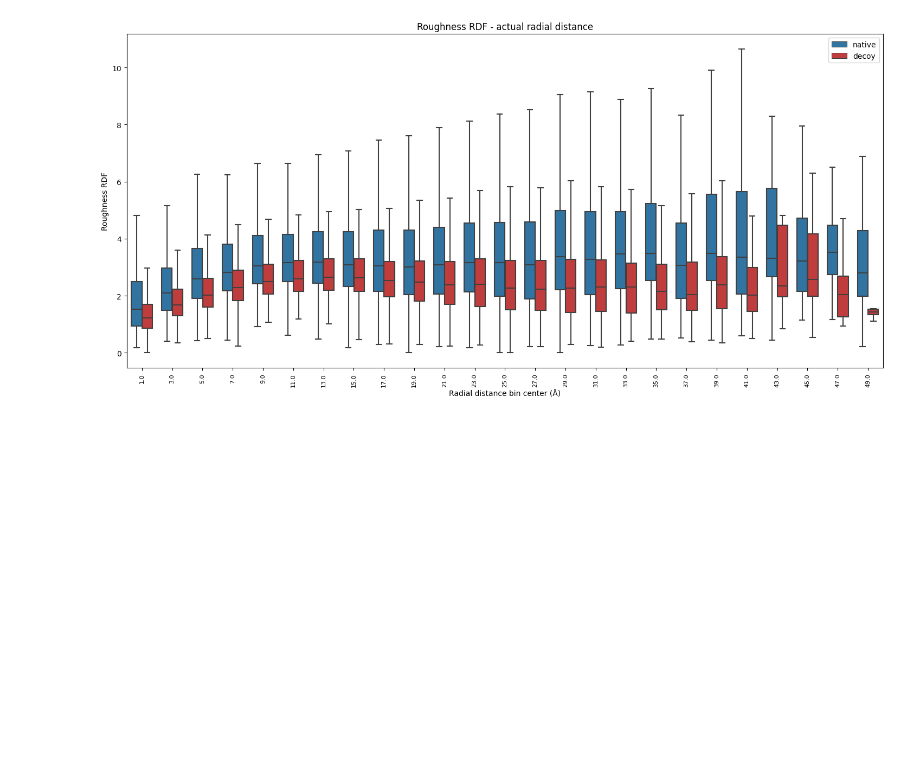
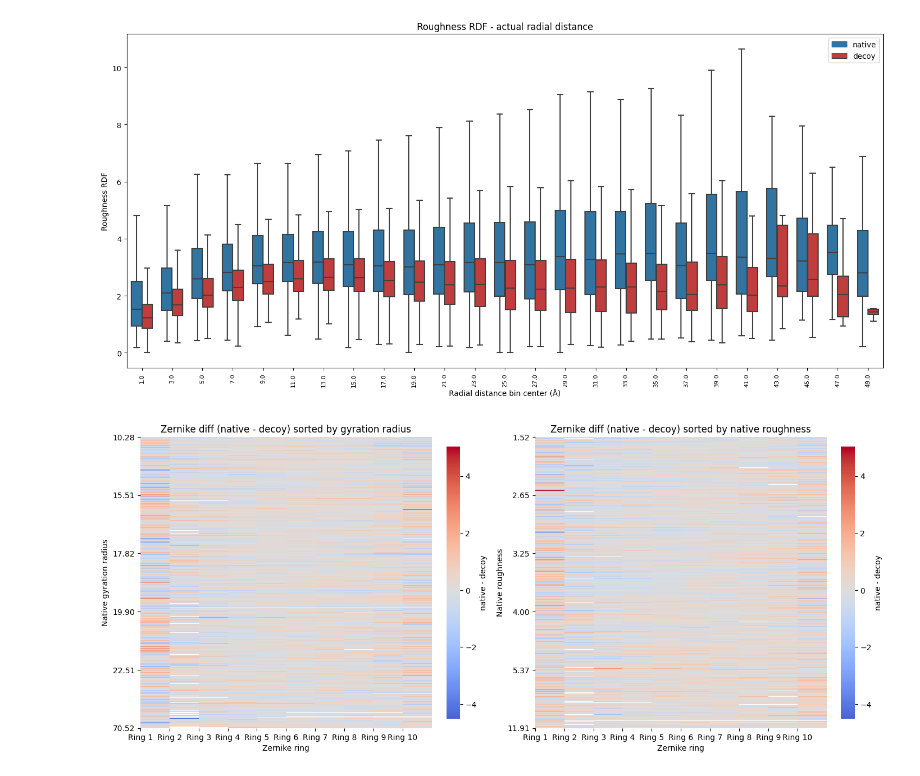
Before and after one commit to LuGiova/Zernike2D, a Jupyter notebook: plots_rdf.ipynb, the cells around one changed output. Saved outputs shown, nothing was run; the diff lists cells and outputs as text; code cells hidden in the pictures; blank space fills up the shorter version.

Commit message:
New plots

```diff
--- a/plots_rdf.ipynb
+++ b/plots_rdf.ipynb
@@ -313,3 +313,81 @@ fig.savefig('plots/roughness_rdf_radial.pdf', bbox_inches='tight')
 plt.show()
 # %% [output]
 [figure]
+# %%
+# Heatmaps of per-complex Zernike difference from tot_df (native - decoy)
+# Each complex appears twice in tot_df: once as native and once as decoy.
+
+zernike_diff_df = (
+    tot_df.pivot_table(
+        index='complex_name',
+        columns='dataset_label',
+        values=zernike,
+        aggfunc='mean',
+    )
+)
+
+if isinstance(zernike_diff_df.columns, pd.MultiIndex):
+    zernike_diff_df.columns = zernike_diff_df.columns.set_names(['ring', 'dataset'])
+
+native_z = zernike_diff_df.xs('native', level='dataset', axis=1)
+decoy_z = zernike_diff_df.xs('decoy', level='dataset', axis=1)
+diff_df = native_z.subtract(decoy_z)
+
+native_meta = (
+    tot_df.loc[tot_df['dataset_label'] == 'native']
+    .groupby('complex_name')[['gyration_radius', 'roughness']]
+    .mean()
+)
+
+gyr_sorted = native_meta['gyration_radius'].reindex(diff_df.index).sort_values(kind='mergesort')
+rough_sorted = native_meta['roughness'].reindex(diff_df.index).sort_values(kind='mergesort')
+
+gyr_sort_idx = gyr_sorted.index
+rough_sort_idx = rough_sorted.index
+
+def set_metric_ticks(ax, metric_values, n_ticks=6):
+    if len(metric_values) == 0:
+        ax.set_yticks([])
+        return
+
+    tick_positions = np.linspace(0, len(metric_values) - 1, num=min(n_ticks, len(metric_values)), dtype=int)
+    tick_positions = np.unique(tick_positions)
+    ax.set_yticks(tick_positions)
+    ax.set_yticklabels([f'{metric_values.iloc[pos]:.2f}' for pos in tick_positions])
+
+cmap_name = 'coolwarm'
+
+fig, axes = plt.subplots(1, 2, figsize=(14, 7), constrained_layout=True)
+
+heatmap_kws = {'cmap': cmap_name, 'center': 0, 'cbar_kws': {'shrink': 0.7, 'label': 'native - decoy'}, 'yticklabels': False}
+
+sns.heatmap(
+    diff_df.reindex(gyr_sort_idx),
+    ax=axes[0],
+    **heatmap_kws,
+)
+sns.heatmap(
+    diff_df.reindex(rough_sort_idx),
+    ax=axes[1],
+    **heatmap_kws,
+)
+
+ring_labels = [f'Ring {i}' for i in range(1, len(zernike) + 1)]
+for ax in axes:
+    ax.set_xticks(range(len(zernike)))
+    ax.set_xticklabels(ring_labels, rotation=0)
+    ax.set_xlabel('Zernike ring')
+    ax.set_ylabel('')
+    ax.set_box_aspect(1)
+
+set_metric_ticks(axes[0], gyr_sorted)
+set_metric_ticks(axes[1], rough_sorted)
+
+axes[0].set_title('Zernike diff (native - decoy) sorted by gyration radius')
+axes[1].set_title('Zernike diff (native - decoy) sorted by native roughness')
+axes[0].set_ylabel('Native gyration radius')
+axes[1].set_ylabel('Native roughness')
+
+fig.savefig('plots/zernike_diff_heatmaps_tot_df.pdf', bbox_inches='tight')
+# %% [output]
+[figure, added]
```
Also changed, not shown: parts of 4 cells of this notebook, 16 other files.
